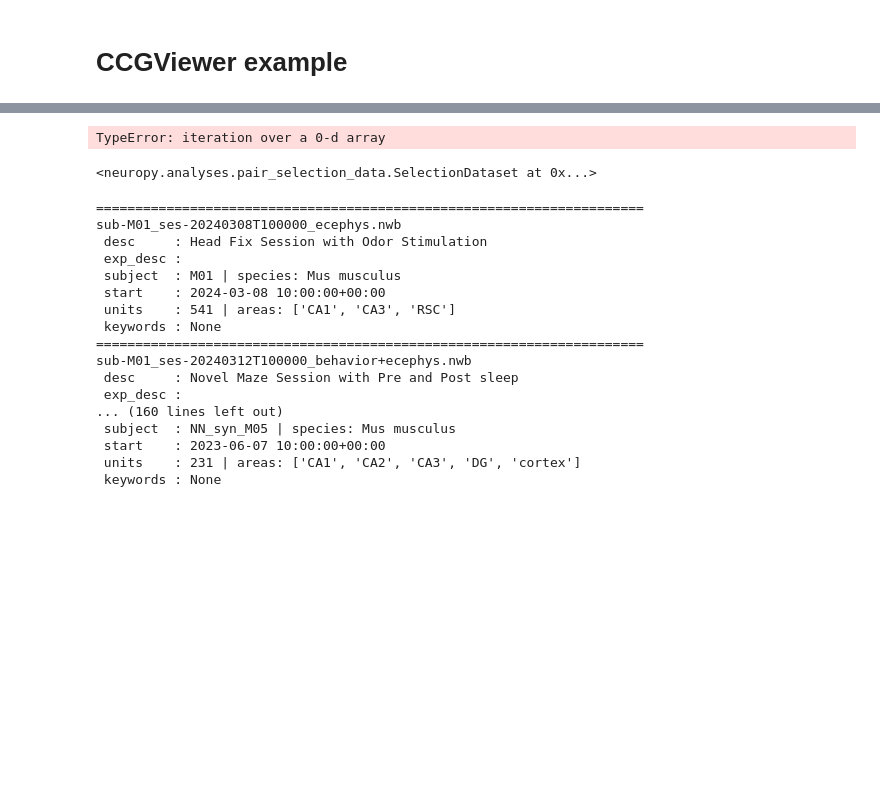
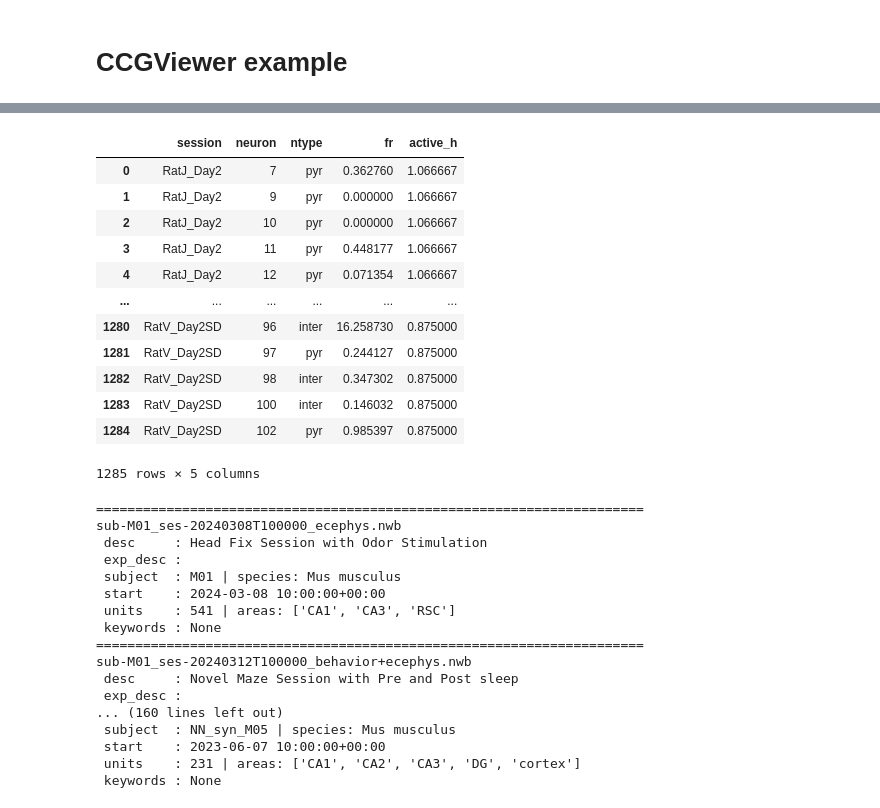
Before and after one commit to selina-lii/NeuroPy, a Jupyter notebook: notebooks/CCG_gui.ipynb, the cells around one changed output, grey strips where cells are left out. Drawn from its saved outputs; the diff is of its cells as text; code cells hidden in the pictures; blank space fills up the shorter version.

```diff
--- a/notebooks/CCG_gui.ipynb
+++ b/notebooks/CCG_gui.ipynb
@@ -40,17 +234,27 @@ for sk in nd.session_keys():
     except FileNotFoundError:
         continue
     n = nd.neurons_for(key.nd())
-    for i, r in enumerate(np.asarray(src.firing_rates, float)):
+    for i, r in enumerate(src.firing_rates):
         rows.append(dict(session=str(sk.session), neuron=int(n.neuron_ids[i]),
                          ntype=n.neuron_type[i], fr=r,
                          active_h=src.total_time_hours))
 df = pd.DataFrame(rows)
-# %% [output]
-TypeError: iteration over a 0-d array
 # %%
-sdw
+df
 # %% [output]
+|  | session | neuron | ntype | fr | active_h |
+| 0 | RatJ_Day2 | 7 | pyr | 0.362760 | 1.066667 |
+| 1 | RatJ_Day2 | 9 | pyr | 0.000000 | 1.066667 |
+| 2 | RatJ_Day2 | 10 | pyr | 0.000000 | 1.066667 |
+| 3 | RatJ_Day2 | 11 | pyr | 0.448177 | 1.066667 |
+| 4 | RatJ_Day2 | 12 | pyr | 0.071354 | 1.066667 |
+| ... | ... | ... | ... | ... | ... |
+| 1280 | RatV_Day2SD | 96 | inter | 16.258730 | 0.875000 |
+| 1281 | RatV_Day2SD | 97 | pyr | 0.244127 | 0.875000 |
+| 1282 | RatV_Day2SD | 98 | inter | 0.347302 | 0.875000 |
+| 1283 | RatV_Day2SD | 100 | inter | 0.146032 | 0.875000 |
+| 1284 | RatV_Day2SD | 102 | pyr | 0.985397 | 0.875000 |
-<neuropy.analyses.pair_selection_data.SelectionDataset at 0x...>
+1285 rows × 5 columns
 # %%
 import pynwb, numpy as np, glob
 for p in sorted(glob.glob('/Users/selinl/Documents/ms_synchrony/dandi001695/*/*.nwb')):
```
Also changed, not shown: parts of 15 cells of this notebook, 2 other files.
